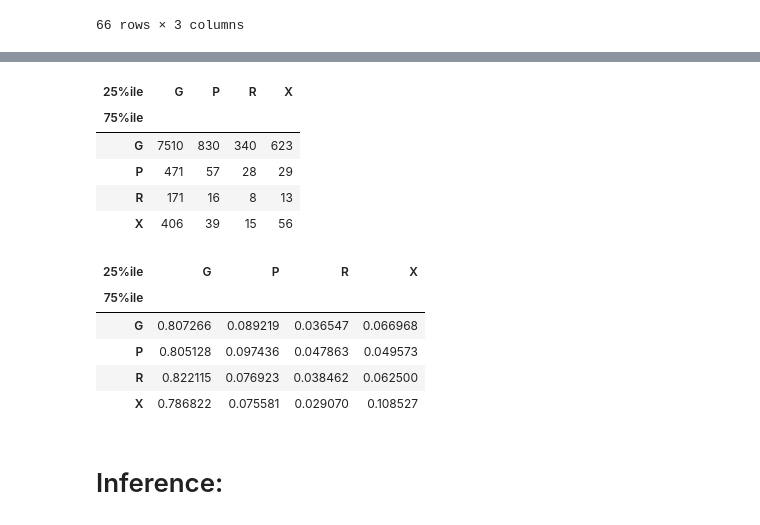
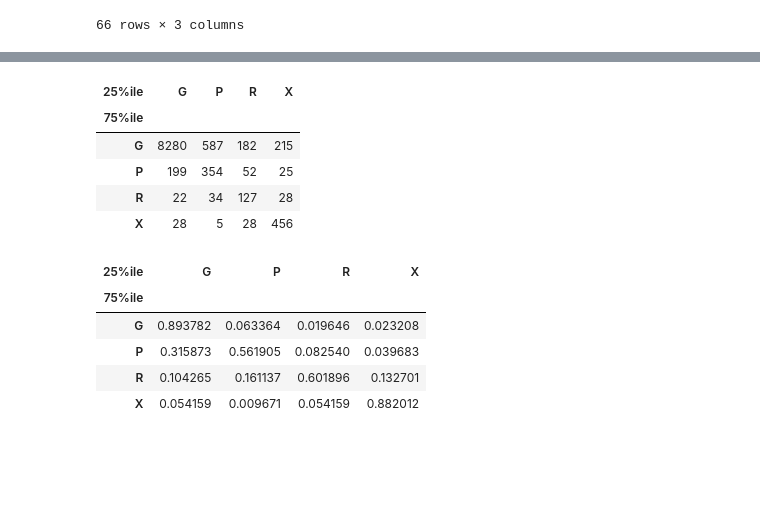
Before and after one commit to rohitashwachaks/MIS-S381N, a Jupyter notebook: assignment-3/assignment3.ipynb, the cells around one changed output, grey strips where cells are left out. Saved outputs shown, nothing was run; the diff lists cells and outputs as text; code cells hidden in the pictures; blank space fills up the shorter version.

```diff
--- a/assignment-3/assignment3.ipynb
+++ b/assignment-3/assignment3.ipynb
@@ -293,6 +370,8 @@ product_odds
 # %%
-x = product_odds.groupby("url")["prod"].agg(["max"]).reset_index()
-q8 = pd.merge(x,product_odds, left_on = ["url","max"], right_on = ["url", "prod"])
-q8 = q8.set_index("url")
-q8
+result_75 = product_odds.groupby("url")["Overall Odds"].agg(["max"]).reset_index()
+result_75 = pd.merge(result_75,product_odds, left_on = ["url","max"], right_on = ["url", "Overall Odds"])
+result_75 = result_75.set_index("url")
+result_75.drop(["max"], inplace = True, axis = 1)
+result_75.columns = ["top category","top odds"]
+result_75
 # %% [output]
@@ -313,4 +391,0 @@ q8
-# %%
-result_75 = pd.DataFrame(q8[["category","max"]])
-result_75.columns = ["top category","top odds"]
-result_75
@@ -425,0 +420,15 @@ result_25
+# %%
+turks_25 = rater_goodness[rater_goodness["Number of Ratings"] > rater_goodness["Number of Ratings"].quantile(0.25)]
+
+turk25_group = pd.merge(turks_25, labels_unknown, left_index=True, right_on='turk')
+
+product_odds = turk25_group.groupby(["url","category"])["Odds"].agg(["prod"])
+product_odds.reset_index(inplace = True)
+product_odds.columns = ["url","category","Overall Odds"]
+
+result_25 = product_odds.groupby("url")["Overall Odds"].agg(["max"]).reset_index()
+result_25 = pd.merge(result_25,product_odds, left_on = ["url","max"], right_on = ["url", "Overall Odds"])
+result_25 = result_25.set_index("url")
+result_25.drop(["max"], inplace = True, axis = 1)
+result_25.columns = ["top category","top odds"]
+result_25
@@ -425,0 +450,6 @@ result_25
+# %%
+results = pd.merge(left=result_75.reset_index(),
+                    right=result_25.reset_index(),
+                    on="url",
+                    suffixes=("_75","_25"))[["top category_75","top category_25"]]
+results
@@ -426,22 +470,21 @@ result_25
 # %%
-pd.crosstab(index = result_75.reset_index()["top category"], rownames = ["75%ile"],
-            columns = result_25.reset_index()["top category"], colnames = ["25%ile"])
+pd.crosstab(index = results["top category_75"], rownames = ["75%ile"],
+            columns = results["top category_25"], colnames = ["25%ile"])
 # %% [output]
 | 25%ile | G | P | R | X |
 | 75%ile |  |  |  |  |
-| G | 7510 | 830 | 340 | 623 |
-| P | 471 | 57 | 28 | 29 |
-| R | 171 | 16 | 8 | 13 |
-| X | 406 | 39 | 15 | 56 |
+| G | 8280 | 587 | 182 | 215 |
+| P | 199 | 354 | 52 | 25 |
+| R | 22 | 34 | 127 | 28 |
+| X | 28 | 5 | 28 | 456 |
 # %%
-pd.crosstab(index = result_75.reset_index()["top category"], rownames = ["75%ile"],
-            columns = result_25.reset_index()["top category"], colnames = ["25%ile"], normalize = 0)
+# Normalised Crosstab
+pd.crosstab(index = results["top category_75"], rownames = ["75%ile"],
+            columns = results["top category_25"], colnames = ["25%ile"], normalize = 0)
 # %% [output]
 | 25%ile | G | P | R | X |
 | 75%ile |  |  |  |  |
-| G | 0.807266 | 0.089219 | 0.036547 | 0.066968 |
-| P | 0.805128 | 0.097436 | 0.047863 | 0.049573 |
-| R | 0.822115 | 0.076923 | 0.038462 | 0.062500 |
-| X | 0.786822 | 0.075581 | 0.029070 | 0.108527 |
+| G | 0.893782 | 0.063364 | 0.019646 | 0.023208 |
+| P | 0.315873 | 0.561905 | 0.082540 | 0.039683 |
+| R | 0.104265 | 0.161137 | 0.601896 | 0.132701 |
+| X | 0.054159 | 0.009671 | 0.054159 | 0.882012 |
-# %% [markdown]
-# Inference:
```
Also changed, not shown: parts of 39 cells of this notebook, 1 other file.
